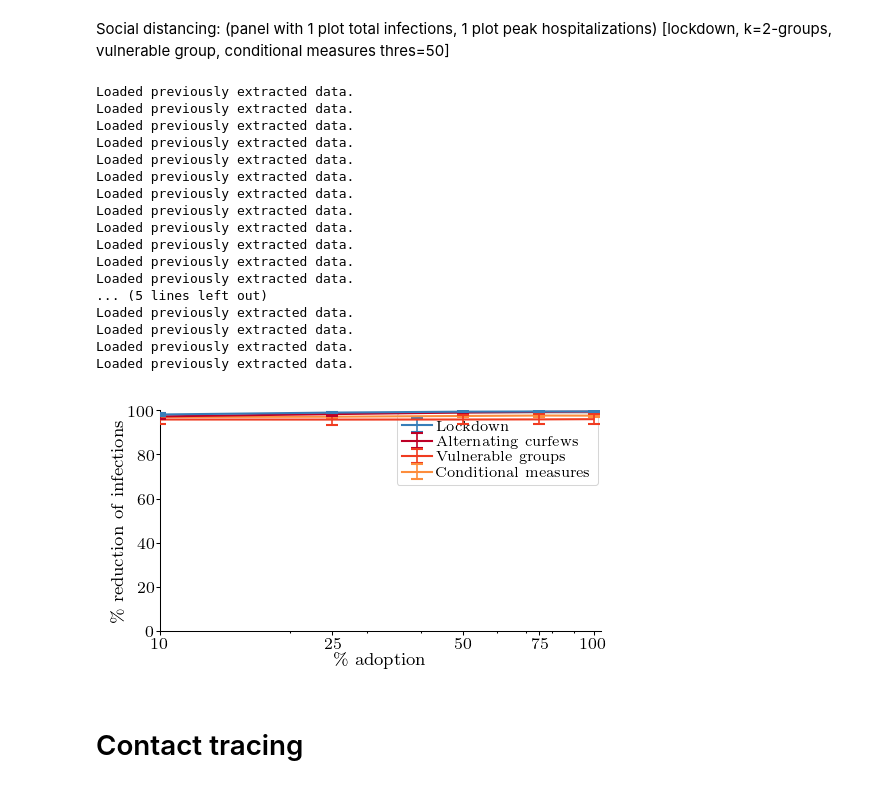
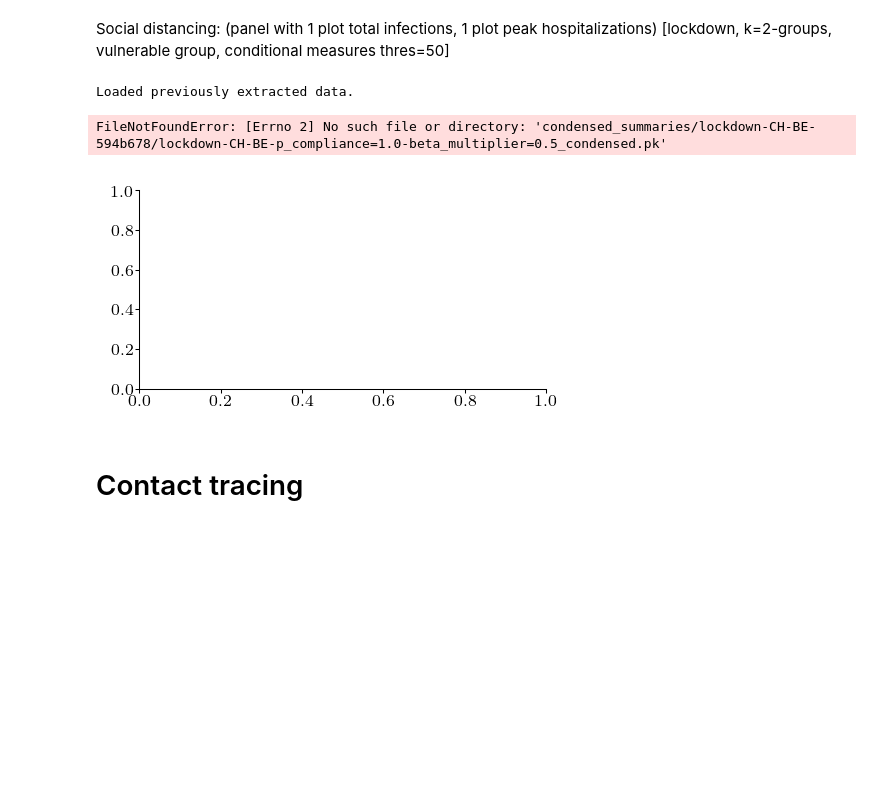
Before and after one commit to covid19-model/simulator, a Jupyter notebook: sim/sim-plot.ipynb, the cells around one changed output. Saved outputs shown, nothing was run; the diff lists cells and outputs as text; code cells hidden in the pictures; blank space fills up the shorter version.

```diff
--- a/sim/sim-plot.ipynb
+++ b/sim/sim-plot.ipynb
@@ -22,10 +22,10 @@ from lib.plot import Plotter
 import matplotlib.pyplot as plt
 from lib.summary import load_condensed_summary
 # %%
-commithash = 'cd1d945'
-baseline_commithash = 'cd1d945'
+commithash = '594b678'# 'cd1d945'
+baseline_commithash = '594b678'#cd1d945'
 # baseline_commithash = '75f335d'
-tracing_commithash = '364e318'
+tracing_commithash = '594b678' #'364e318'
 # %% [markdown]
 # Model validation
 # %% [markdown]
@@ -98,10 +93,10 @@ def plot_social_distancing_relative_reduction(*, country, area, mode, ps_adoptio
     plot_filename = f'social-distancing-strategies-{country}-{area}'
 
 
-    baseline_path= (f'baseline-{country}-{area}-{baseline_commithash}/'
-                      f'baseline-CH-BE-'
-                    # f'beta_multiplier=0.5'
-                    f'.pk')
+    baseline_path= (f'baseline-{country}-{area}-9a92bc7/'
+                 f'baseline-{country}-{area}'
+                 f'-expected_daily_base_expo_per100k=5.0'
+                 f'-beta_multiplier=0.5.pk')
 
     paths = {'Lockdown': [f'lockdown-{country}-{area}-{commithash}/'
                       f'lockdown-{country}-{area}'
@@ -128,50 +123,35 @@ def plot_social_distancing_relative_reduction(*, country, area, mode, ps_adoptio
                                      f'-p_compliance={p_adoption}'
                                      f'-beta_multiplier=0.5'
                                      f'.pk' for p_adoption in ps_adoption],
             }
 
 
     titles = list(paths.keys())
 
     plotter = Plotter()
     plotter.compare_peak_reduction(path_list=list(paths.values()),
                                    baseline_path=baseline_path,
                                    ps_adoption=ps_adoption,
                                    titles=titles,
                                    mode=mode,   # Allowed values ['cumu_infected', 'hosp', 'dead']
                                    filename=plot_filename,
                                    figsize=lib_plot.FIG_SIZE_FULL_PAGE_DOUBLE_ARXIV_TALL,
                                    figformat='neurips-double')
 
 
 plot_social_distancing_relative_reduction(
     country='CH',
     area='BE',
     mode='cumu_infected',   # Allowed values ['cumu_infected', 'hosp', 'dead']
     ps_adoption=[1.0, 0.75, 0.5, 0.25, 0.1],
     plot_rt=True,
     plot_pmf=False,
     commithash=commithash
 )
 # %% [output]
 Loaded previously extracted data.
-Loaded previously extracted data.
-Loaded previously extracted data.
-Loaded previously extracted data.
-Loaded previously extracted data.
-Loaded previously extracted data.
-Loaded previously extracted data.
-Loaded previously extracted data.
-Loaded previously extracted data.
-Loaded previously extracted data.
-Loaded previously extracted data.
-Loaded previously extracted data.
-... (5 lines left out)
-Loaded previously extracted data.
-Loaded previously extracted data.
-Loaded previously extracted data.
-Loaded previously extracted data.
+FileNotFoundError: [Errno 2] No such file or directory: 'condensed_summaries/lockdown-CH-BE-594b678/lockdown-CH-BE-p_compliance=1.0-beta_multiplier=0.5_condensed.pk'
-[figure, old version]
+[figure, new version]
 # %% [markdown]
 # Contact tracing
 # %% [markdown]
```
Also changed, not shown: parts of 5 cells of this notebook, 9 other files.
